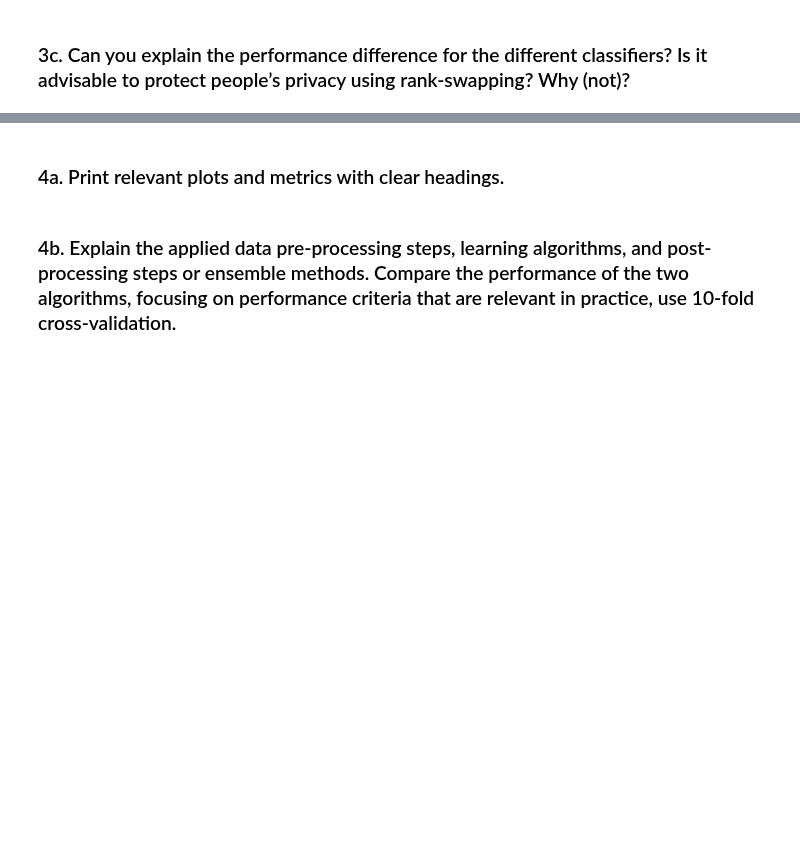
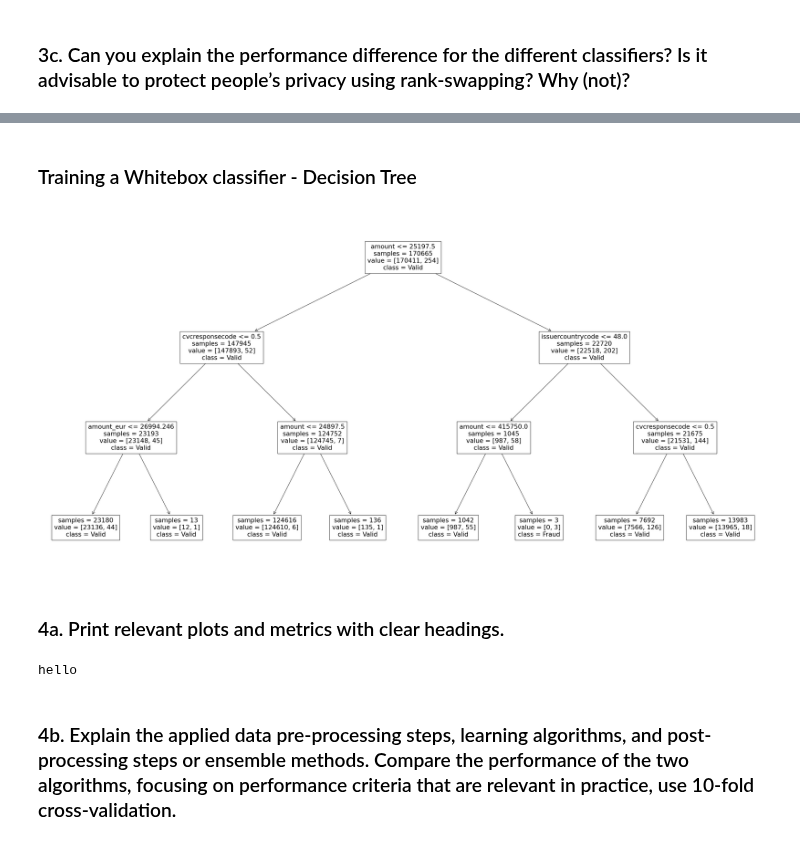
Before and after one commit to kbaran1998/CS4035-cyber-data, a Jupyter notebook: lab1/Lab1.ipynb, the cells around one changed output, grey strips where cells are left out. Cells and saved outputs as stored; diff of their text form; code cells hidden in the pictures; blank space fills up the shorter version.

```diff
--- a/lab1/Lab1.ipynb
+++ b/lab1/Lab1.ipynb
@@ -875,5 +962,19 @@ plot_roc_curves(
+# %% [markdown]
+### Training a Whitebox classifier - Decision Tree
+# %%
+from sklearn.tree import plot_tree
+
+plt.figure(figsize=(40, 20))
+plot_tree(dtree_classifier, feature_names=X_train.columns, class_names=['Valid', 'Fraud'], impurity=False)
+plt.show()
+# %% [output]
+[figure, added]
 # %% [markdown]
 ### 4a. Print relevant plots and metrics with clear headings.
+# %%
+print("hello")
+# %% [output]
+hello
 # %% [markdown]
 ### 4b. Explain the applied data pre-processing steps, learning algorithms, and post-processing steps or ensemble methods. Compare the performance of the two algorithms, focusing on performance criteria that are relevant in practice, use 10-fold cross-validation.
 # %% [markdown]
```
Also changed, not shown: parts of 20 cells of this notebook.
